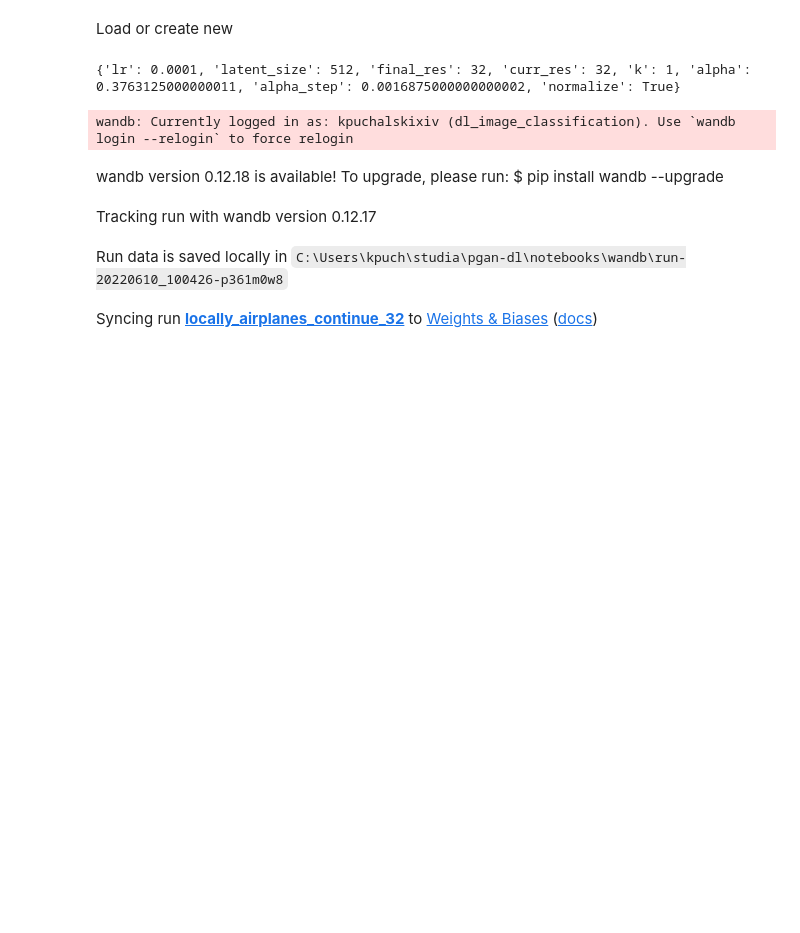
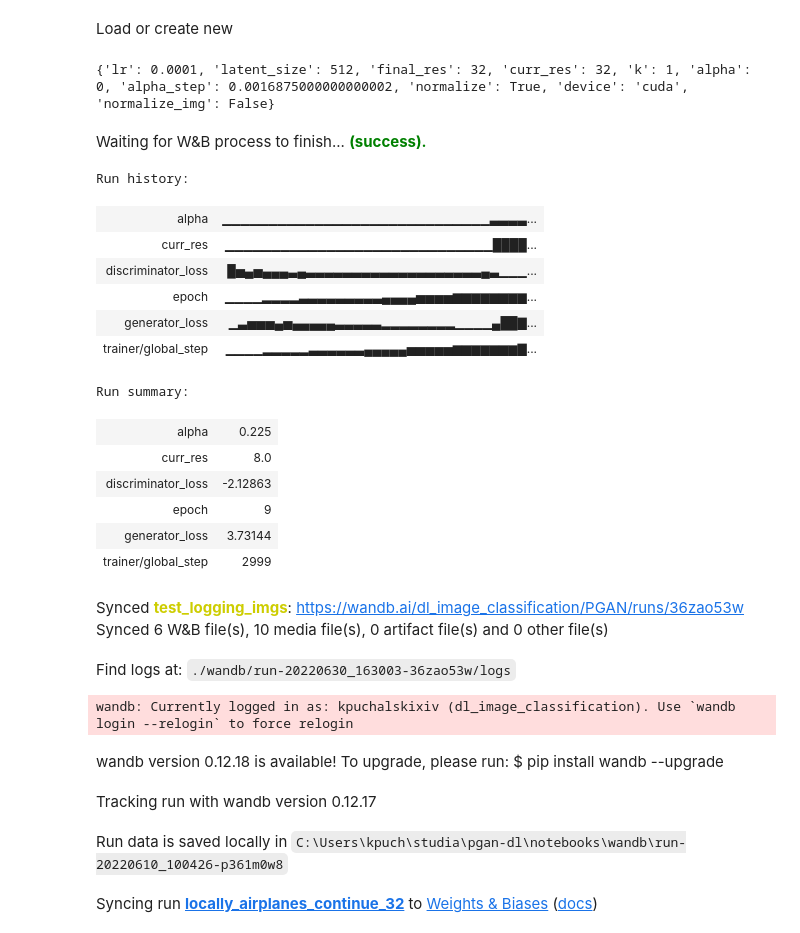
Before and after one commit to kpuchalskixiv/pgan-dl, a Jupyter notebook: notebooks/my_pgan.ipynb, the cells around one changed output. Drawn from its saved outputs; the diff is of its cells as text; code cells hidden in the pictures; blank space fills up the shorter version.

```diff
--- a/notebooks/my_pgan.ipynb
+++ b/notebooks/my_pgan.ipynb
@@ -147,31 +22,3 @@ class PGAN(pl.LightningModule):
-# %%
-class PGAN_loaded(PGAN):
-    def __init__(self, lr=0.1, latent_size=512, final_res=32, curr_res=4, k=1,
-                 alpha=0.0, alpha_step=0.1, loss_f=WGANGP_loss,
-                 normalize=True, activation_f=nn.LeakyReLU(negative_slope=0.2),
-                 device='cuda', normalize_img=True):
-
-        super().__init__()
-        self.save_hyperparameters(ignore=['activation_f', 'loss_f'])
-
-        self.id=f"{random.random():.3f}"[2:]
-        self.loss_f=loss_f
-        self.generator=Generator(latent_size=latent_size, final_res=final_res, normalize=normalize, activation_f=activation_f, device=device)
-        self.discriminator=Discriminator(latent_size=latent_size, final_res=final_res, normalize=normalize, activation_f=activation_f, device=device, normalize_img=normalize_img)
-
-        resolution=8
-        self.generator.add_scale(start_alpha=self.hparams.alpha)
-        self.discriminator.add_scale(start_alpha=self.hparams.alpha)
-        while self.hparams.curr_res>resolution:
-            self.generator.finish_adding_scale()
-            self.discriminator.finish_adding_scale()
-       # warnings.warn("ONLY FOR LOADING 8X8 MODEL WITH ALPHA!=1")
-            self.generator.add_scale(start_alpha=self.hparams.alpha)
-            self.discriminator.add_scale(start_alpha=self.hparams.alpha)
-            resolution*=2
-        if self.hparams.alpha==0:
-            self.generator.finish_adding_scale()
-            self.discriminator.finish_adding_scale()
 # %%
 workers=8
 batch_size=16
@@ -193,15 +42,34 @@ oneclass_dataloader=DataLoader(data_utils.TensorDataset(torch.cat(oneclass_data,
 # %% [markdown]
 Load or create new
 # %%
-checkpoint = torch.load('epoch=1170-step=733046.ckpt')
+checkpoint = torch.load('../data/06_models/no_img_norm_32.ckpt')
 print(checkpoint["hyper_parameters"])
 # %% [output]
-{'lr': 0.0001, 'latent_size': 512, 'final_res': 32, 'curr_res': 32, 'k': 1, 'alpha': 0.3763125000000011, 'alpha_step': 0.0016875000000000002, 'normalize': True}
+{'lr': 0.0001, 'latent_size': 512, 'final_res': 32, 'curr_res': 32, 'k': 1, 'alpha': 0, 'alpha_step': 0.0016875000000000002, 'normalize': True, 'device': 'cuda', 'normalize_img': False}
 # %%
 model = PGAN_loaded.load_from_checkpoint(
-    checkpoint_path="epoch=499-step=313000.ckpt")
+    checkpoint_path="../data/06_models/no_img_norm_32.ckpt", normalize_img=False)
 wandb.finish()
 wandb_logger=None
+# %% [output]
+Waiting for W&B process to finish... (success).
+Run history:
+| alpha | ▁▁▁▁▁▁▁▁▁▁▁▁▁▁▁▁▁▁▁▁▁▁▁▁▁▁▁▁▁▃▃▃▃... |
+| curr_res | ▁▁▁▁▁▁▁▁▁▁▁▁▁▁▁▁▁▁▁▁▁▁▁▁▁▁▁▁▁████... |
+| discriminator_loss | █▅▄▅▄▄▄▃▄▃▃▃▃▃▃▃▃▃▃▃▃▃▃▃▃▃▃▃▄▃▁▁▁... |
+| epoch | ▁▁▁▁▂▂▂▂▃▃▃▃▃▃▃▃▃▄▄▄▄▅▅▅▅▆▆▆▆▆▆▆▆... |
+| generator_loss | ▁▃▅▅▅▄▅▄▄▄▄▄▃▃▃▃▃▂▂▂▂▂▂▂▂▁▁▁▁▄██▇... |
+| trainer/global_step | ▁▁▁▁▂▂▂▂▂▃▃▃▃▃▃▄▄▄▄▄▅▅▅▅▅▆▆▆▆▆▆▆▇... |
+Run summary:
+| alpha | 0.225 |
+| curr_res | 8.0 |
+| discriminator_loss | -2.12863 |
+| epoch | 9 |
+| generator_loss | 3.73144 |
+| trainer/global_step | 2999 |
+Synced test_logging_imgs: https://wandb.ai/dl_image_classification/PGAN/runs/36zao53w
+Synced 6 W&B file(s), 10 media file(s), 0 artifact file(s) and 0 other file(s)
+Find logs at: ./wandb/run-20220630_163003-36zao53w/logs
 # %%
 wandb_logger = WandbLogger(project="PGAN",  name='locally_airplanes_continue_32' ,entity="dl_image_classification")
 # %% [output]
```
Also changed, not shown: parts of 25 cells of this notebook, 2 other files.
